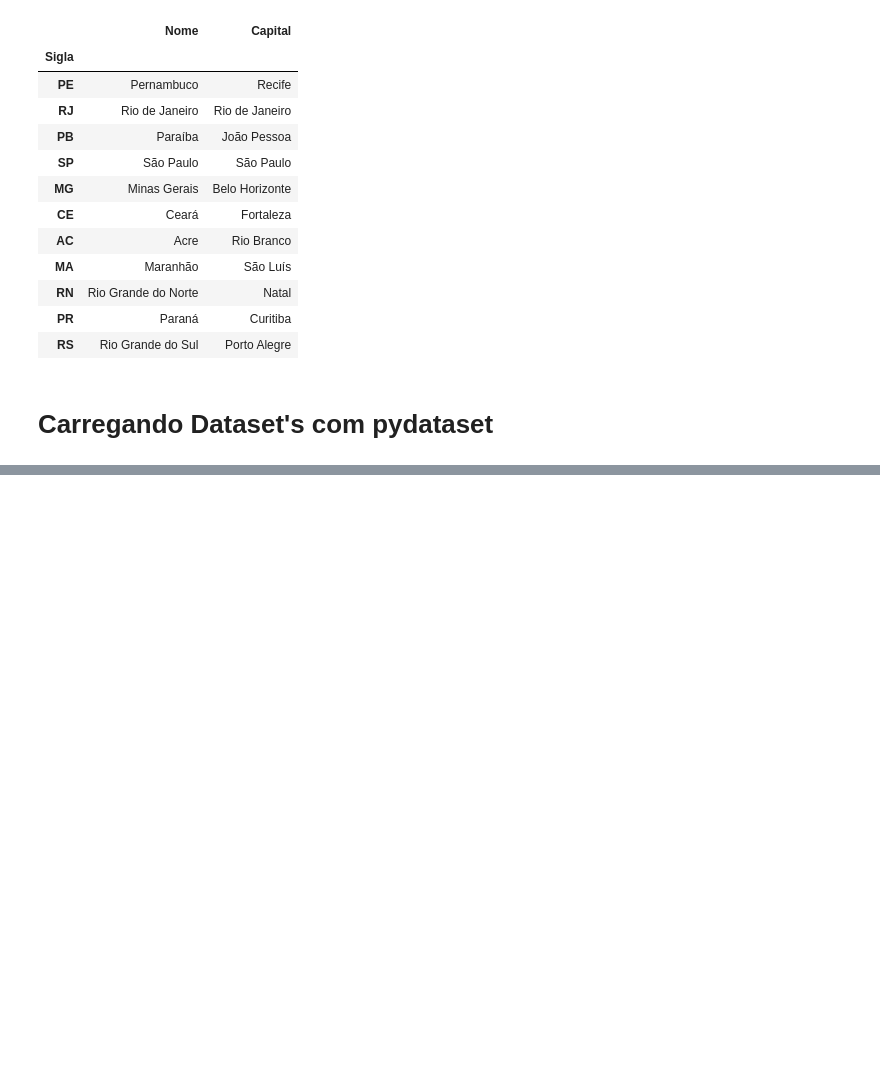
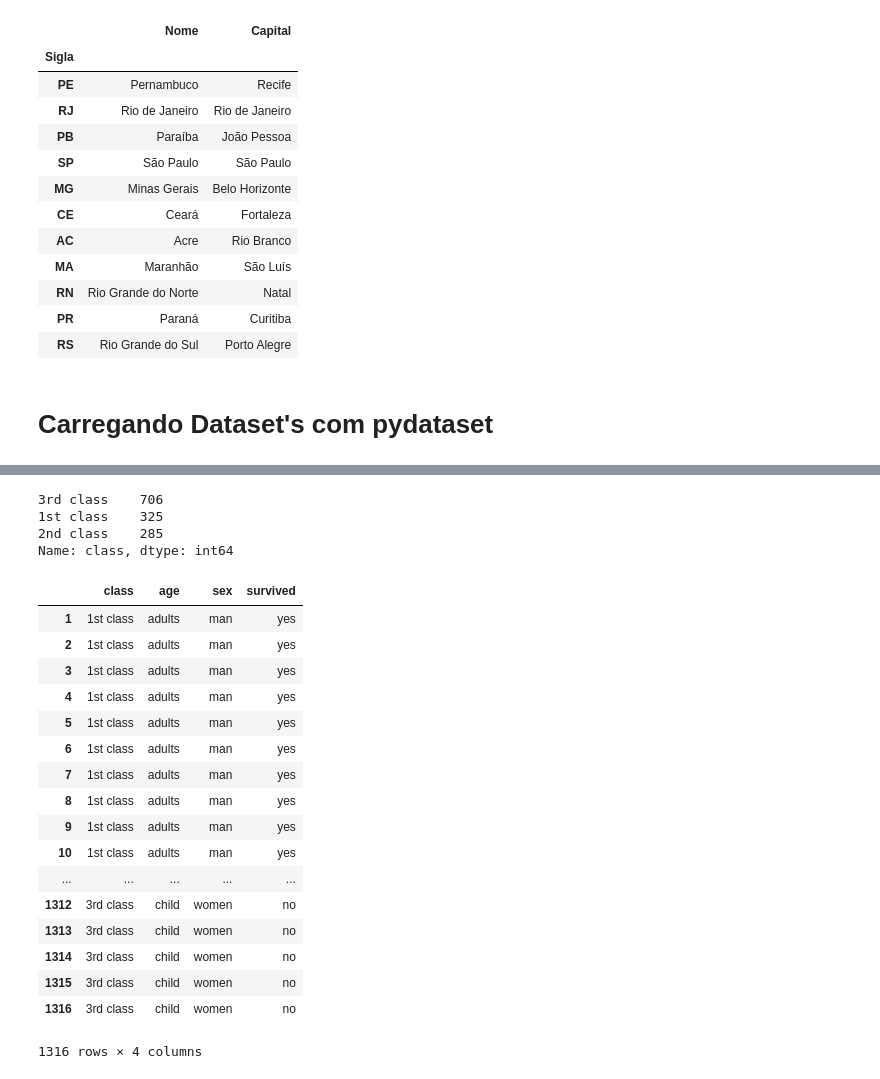
Before and after one commit to lucascarrafa/python_datascience, a Jupyter notebook: _pandas.ipynb, the cells around one changed output, grey strips where cells are left out. Saved outputs shown, nothing was run; the diff lists cells and outputs as text; code cells hidden in the pictures; blank space fills up the shorter version.

```diff
--- a/_pandas.ipynb
+++ b/_pandas.ipynb
@@ -279,0 +303,2 @@ df
+# %%
+titanic = pydataset.data('titanic')
@@ -279,0 +331,28 @@ df
+# %%
+titanic['class'].value_counts()
+# %% [output]
+3rd class    706
+1st class    325
+2nd class    285
+Name: class, dtype: int64
+# %%
+titanic
+# %% [output]
+|  | class | age | sex | survived |
+| 1 | 1st class | adults | man | yes |
+| 2 | 1st class | adults | man | yes |
+| 3 | 1st class | adults | man | yes |
+| 4 | 1st class | adults | man | yes |
+| 5 | 1st class | adults | man | yes |
+| 6 | 1st class | adults | man | yes |
+| 7 | 1st class | adults | man | yes |
+| 8 | 1st class | adults | man | yes |
+| 9 | 1st class | adults | man | yes |
+| 10 | 1st class | adults | man | yes |
+| ... | ... | ... | ... | ... |
+| 1312 | 3rd class | child | women | no |
+| 1313 | 3rd class | child | women | no |
+| 1314 | 3rd class | child | women | no |
+| 1315 | 3rd class | child | women | no |
+| 1316 | 3rd class | child | women | no |
+1316 rows × 4 columns
```
Also changed, not shown: parts of 19 cells of this notebook, 1 other file.
